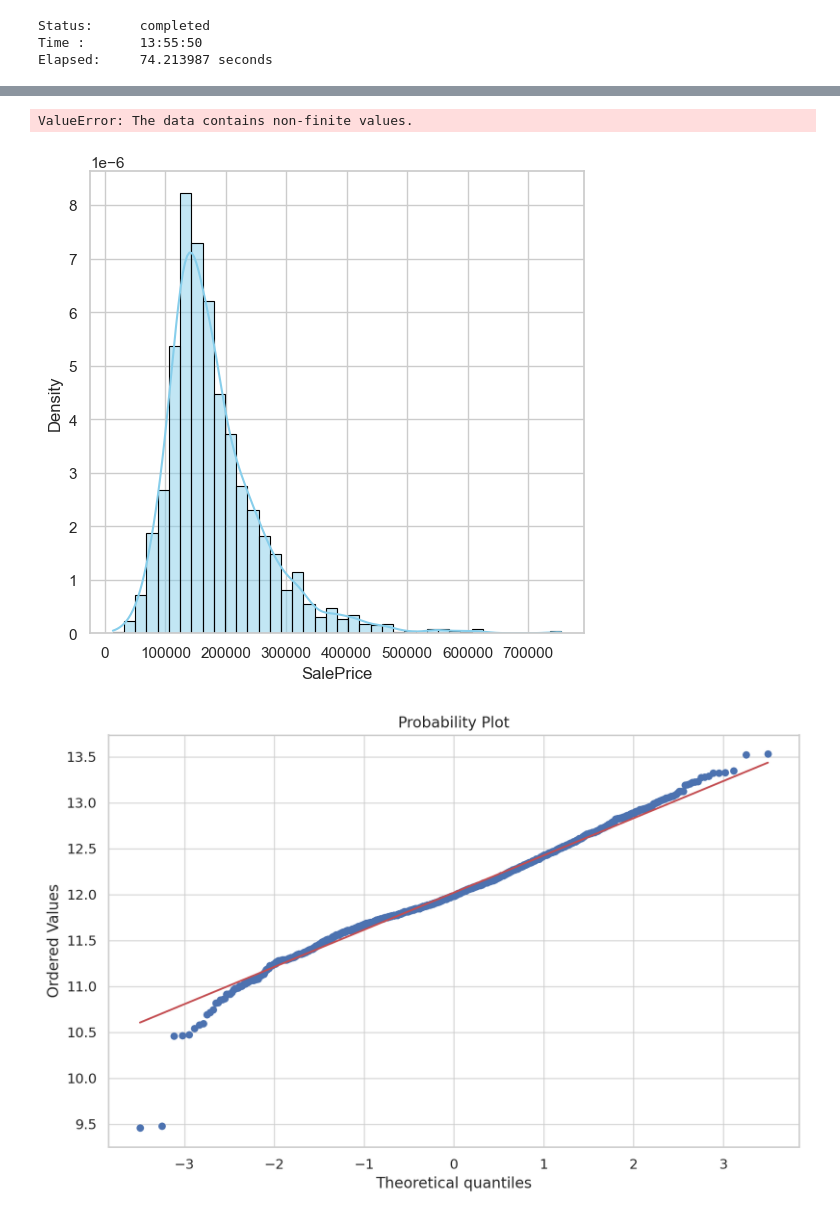
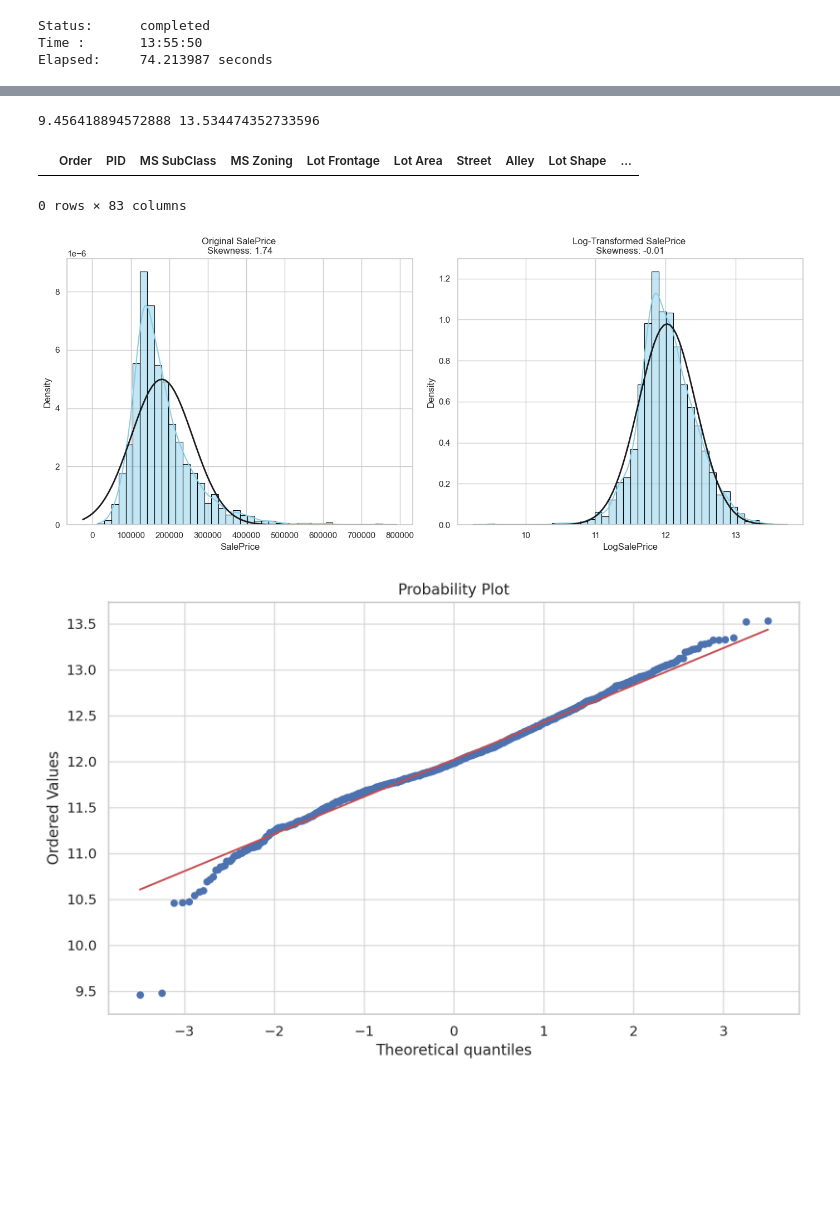
Before and after one commit to druce/iowa, a Jupyter notebook: ChatGPT_datascience.ipynb, the cells around one changed output, grey strips where cells are left out. Drawn from its saved outputs; the diff is of its cells as text; code cells hidden in the pictures; blank space fills up the shorter version.

```diff
--- a/ChatGPT_datascience.ipynb
+++ b/ChatGPT_datascience.ipynb
@@ -593,10 +581,7 @@ Elapsed:     51.245513 seconds
 # %%
 # copy the ChatGPT-generated code
 # Load the data into a pandas DataFrame.  Load separately from train and test, else we get all the test SalePrice targets.
-df_train = pd.read_csv("AmesTrain.csv")
-df_test = pd.read_csv("AmesTest.csv")
-df_test['SalePrice']=np.nan
-df = pd.concat([df_train, df_test])
+df = pd.read_csv("AmesHousing.csv")
 
 # Calculate mean and standard deviation of SalePrice for the normal distribution
 mean_price = df["SalePrice"].mean()
@@ -713,2 +683,2 @@ Name: LogSalePrice, Length: 2930, dtype: float64
 # %%
-np.log1p(df.loc[~df["SalePrice"].isna(), "SalePrice"])
+df["LogSalePrice"] = np.log1p(df["SalePrice"])
@@ -728,20 +685,15 @@ Name: SalePrice, Length: 2197, dtype: float64
 # %%
-# load df from ameshousing
-# run everything
-
-# load from train and test
-# mark df as train test using a join
-# check if train and test are disjoint and cover everything
-
-# curious if lot ids appear multiple times and in train and test
+print (np.min(df["LogSalePrice"]), np.max(df["LogSalePrice"]))
+df.loc[df["LogSalePrice"].isna()]
+# belatedly realized this file has the target values in the test set
+# it's not very real-world but for Kaggle you want to do your feature engineering combining train and test
+# will filter out test data when we get to training
+# no missing or infinite data despite seaborn warning
+# %% [output]
+9.456418894572888 13.534474352733596
+|  | Order | PID | MS SubClass | MS Zoning | Lot Frontage | Lot Area | Street | Alley | Lot Shape | ... |
+0 rows × 83 columns
 # %%
-df_train = pd.read_csv("AmesTrain.csv")
-df_train['LogSalePrice']=np.log1p(df_train["SalePrice"])
-df_test = pd.read_csv("AmesTest.csv")
-df_test['SalePrice']=np.nan
-df_test['LogSalePrice']=np.nan
-df = pd.concat([df_train, df_test])
-
 mean_log_price = df["LogSalePrice"].mean()
 std_log_price = df["LogSalePrice"].std()
 df = df
@@ -793,35 +745,34 @@ plt.tight_layout()
 #     kde=True,
 #     color="skyblue",
 #     edgecolor="black",
 # )
 # # Retrieve the data from the plot
 # x_d = snsplot.get_lines()[0].get_xdata()
 # y_d = snsplot.get_lines()[0].get_ydata()
 
 # xmin_log, xmax_log = plt.xlim()
 # x_log = np.linspace(xmin_log, xmax_log, bins)
 # p_log = norm.pdf(x_log, mean_log_price, std_log_price)
 # binwidth = (xmax_log - xmin_log) / bins
 
 # # plt.plot(x_log, p_log/np.max(p_log)*np.max(y_d), linewidth=0.5, color="red")
 # plt.plot(x_log, p_log * sum(binwidth * y_d), linewidth=0.5, color="red")
 
 # plt.title("Distribution of Log-Transformed Sale Prices", fontsize=16)
 # plt.xlabel("Log of Sale Price", fontsize=14)
 # plt.ylabel("Frequency", fontsize=14)
 # plt.grid(True)
 # plt.axvline(
 #     df["LogSalePrice"].median(),
 #     color="red",
 #     linestyle="dashed",
 #     linewidth=2,
 #     label="Median of Log Sale Price",
 # )
 # plt.legend()
 # plt.show()
 # %% [output]
-ValueError: The data contains non-finite values.
-[figure, old version]
+[figure, new version]
 # %%
 prompt = """What are some metrics and data visualizations to show if LogSalePrice is normally distributed? Show the python code to create them."
 """
```
Also changed, not shown: parts of 39 cells of this notebook, 3 other files.
